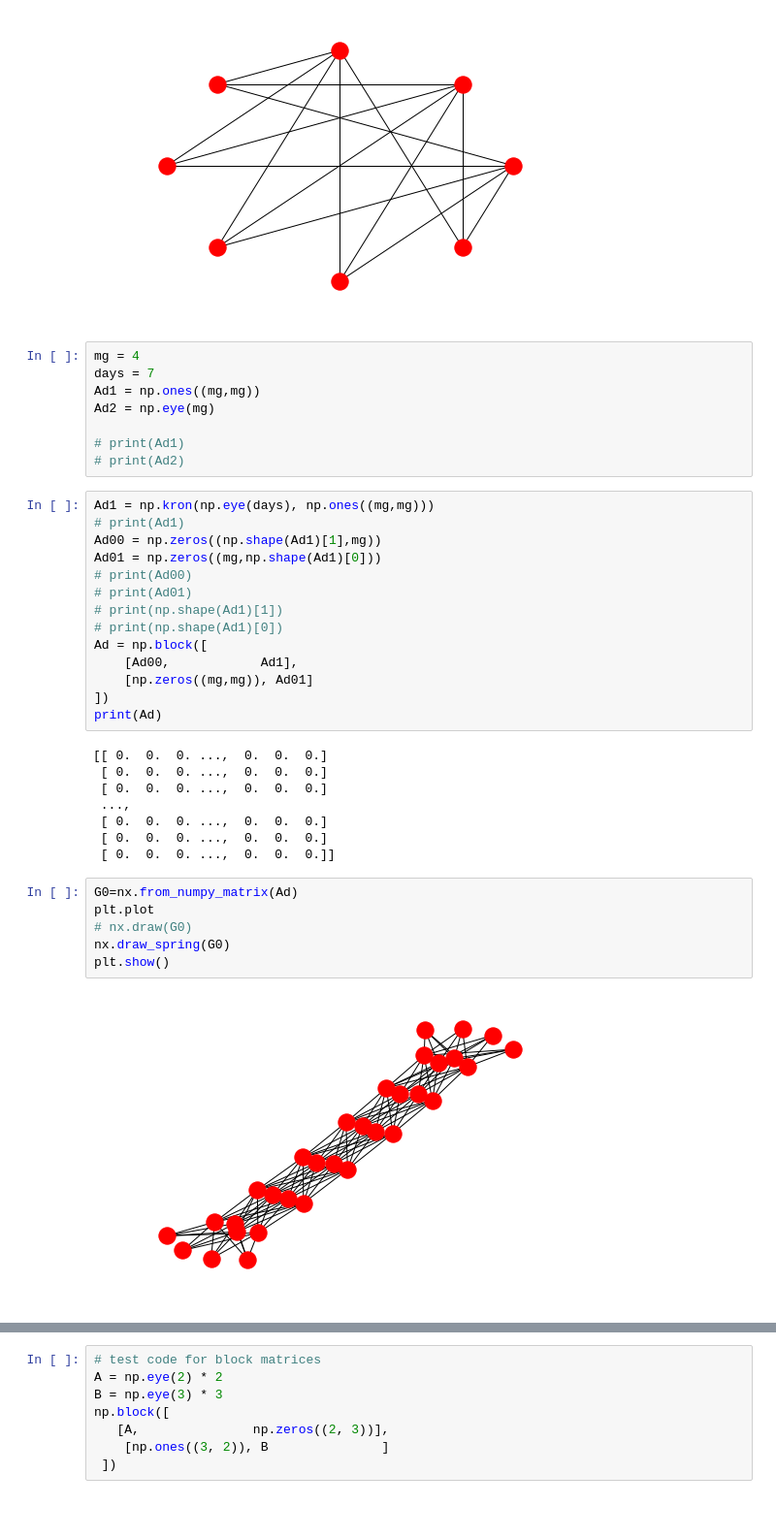
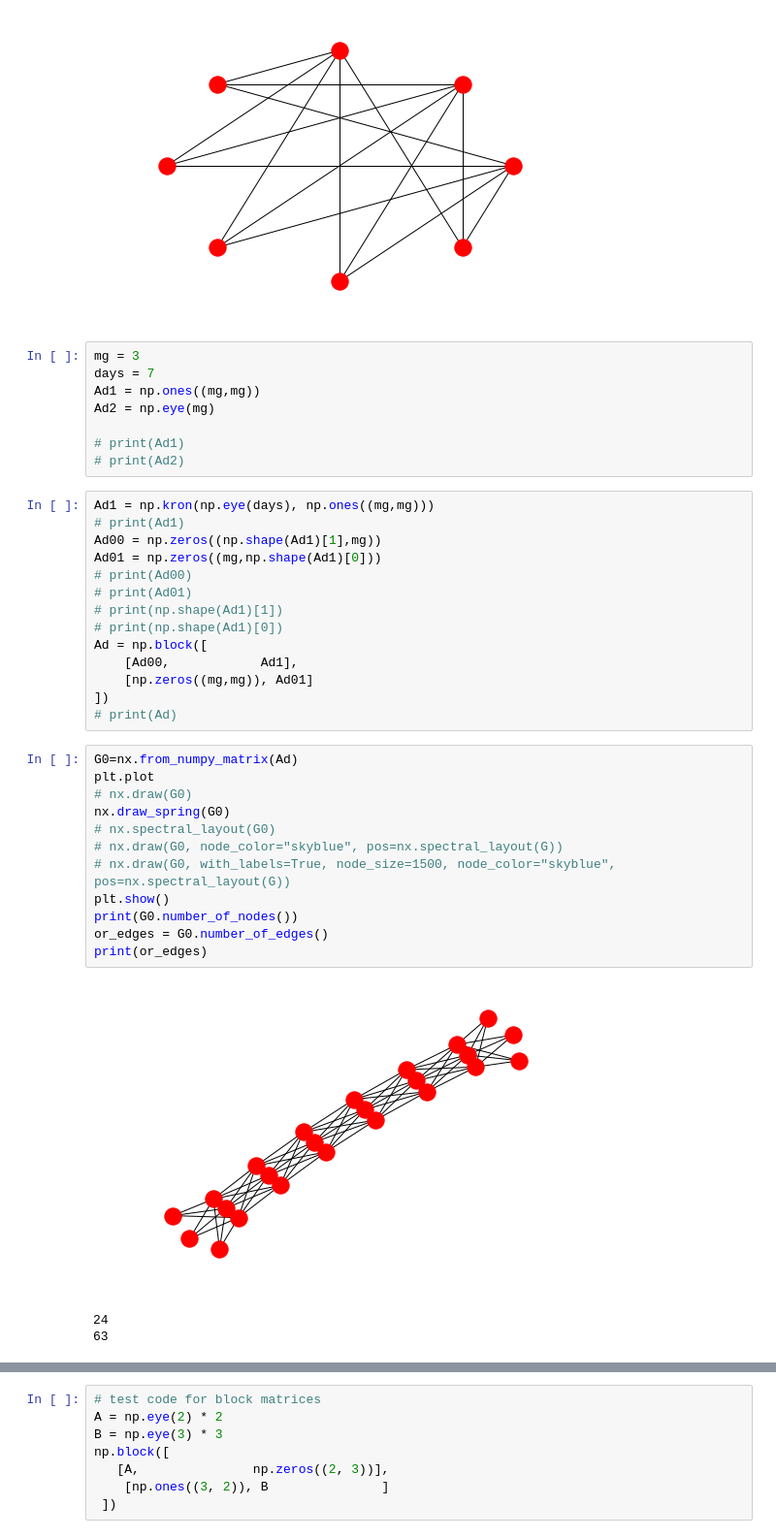
Before and after one commit to Thanosro/py_graphs, a Jupyter notebook: graph_test.ipynb, the cells around one changed output, grey strips where cells are left out. Shown at 97% size. Cells and saved outputs as stored; diff of their text form; blank space fills up the shorter version.

```diff
--- a/graph_test.ipynb
+++ b/graph_test.ipynb
@@ -57,7 +57,7 @@ plt.show()
 # %% [output]
 [figure]
 # %%
-mg = 4
+mg = 3
 days = 7
 Ad1 = np.ones((mg,mg))
 Ad2 = np.eye(mg)
@@ -77,20 +77,20 @@ Ad = np.block([
     [Ad00,            Ad1],
     [np.zeros((mg,mg)), Ad01]
 ])
-print(Ad)
+# print(Ad)
-# %% [output]
-[[ 0.  0.  0. ...,  0.  0.  0.]
- [ 0.  0.  0. ...,  0.  0.  0.]
- [ 0.  0.  0. ...,  0.  0.  0.]
- ...,
- [ 0.  0.  0. ...,  0.  0.  0.]
- [ 0.  0.  0. ...,  0.  0.  0.]
- [ 0.  0.  0. ...,  0.  0.  0.]]
 # %%
 G0=nx.from_numpy_matrix(Ad)
 plt.plot
 # nx.draw(G0)
 nx.draw_spring(G0)
+# nx.spectral_layout(G0)
+# nx.draw(G0, node_color="skyblue", pos=nx.spectral_layout(G))
+# nx.draw(G0, with_labels=True, node_size=1500, node_color="skyblue", pos=nx.spectral_layout(G))
 plt.show()
+print(G0.number_of_nodes())
+or_edges = G0.number_of_edges()
+print(or_edges)
 # %% [output]
-[figure, old version]
+[figure, new version]
+24
+63
```
Also changed, not shown: parts of 7 cells of this notebook.
